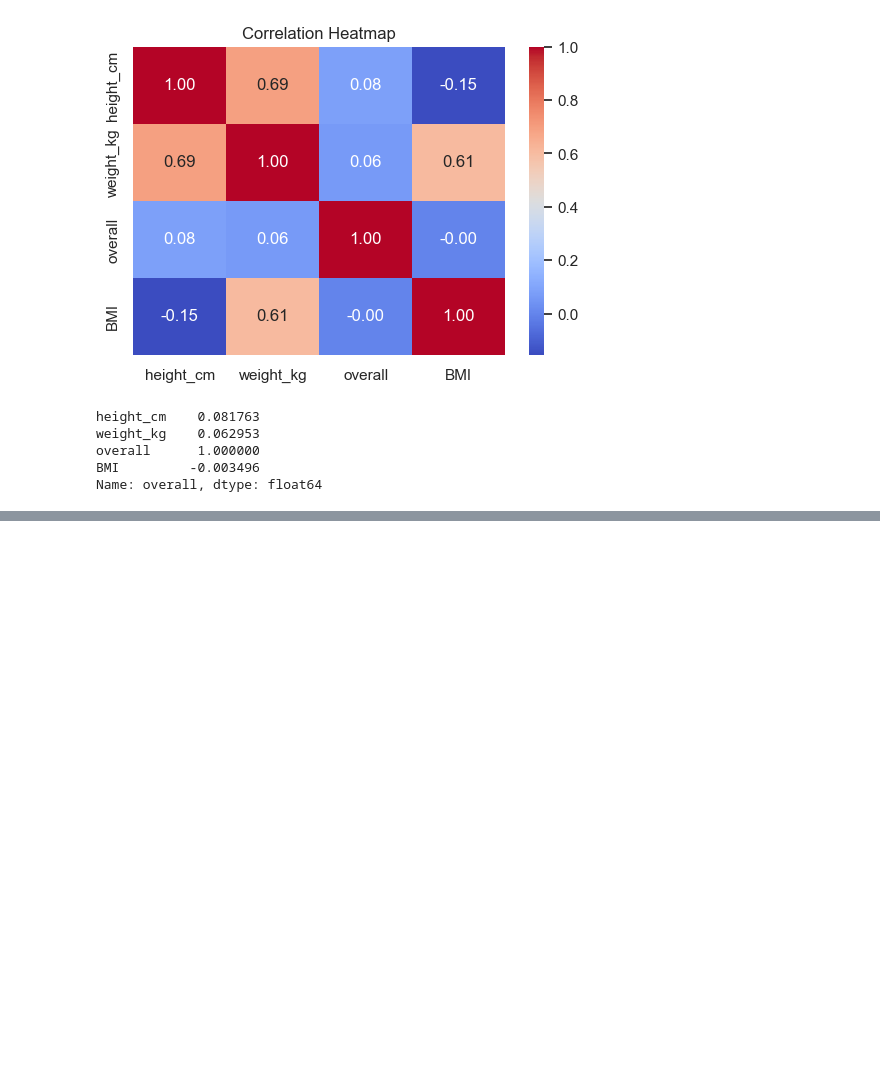
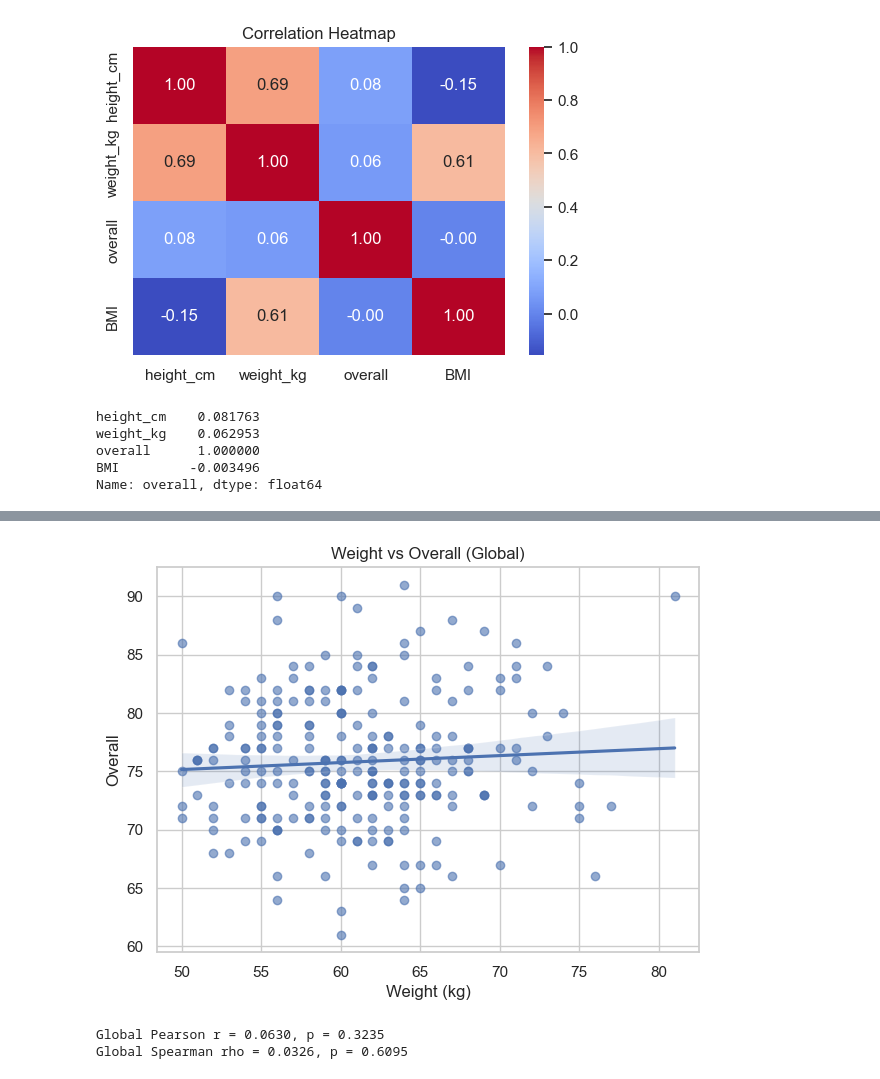
Before and after one commit to WayanRadit29/College_Data_Mining, a Jupyter notebook: fifa18-eda/eda.ipynb, the cells around one changed output, grey strips where cells are left out. Saved outputs shown, nothing was run; the diff lists cells and outputs as text; code cells hidden in the pictures; blank space fills up the shorter version.

```diff
--- a/fifa18-eda/eda.ipynb
+++ b/fifa18-eda/eda.ipynb
@@ -192,0 +273,20 @@ Name: overall, dtype: float64
+# %%
+from scipy.stats import pearsonr, spearmanr
+
+# Scatter + trend line (global)
+plt.figure(figsize=(7,5))
+sns.regplot(x='weight_kg', y='overall', data=df_filtered, scatter_kws={'alpha':0.6})
+plt.title("Weight vs Overall (Global)")
+plt.xlabel("Weight (kg)")
+plt.ylabel("Overall")
+plt.show()
+
+# Correlation (global)
+r, p = pearsonr(df_filtered['weight_kg'], df_filtered['overall'])
+rho, ps = spearmanr(df_filtered['weight_kg'], df_filtered['overall'])
+print(f"Global Pearson r = {r:.4f}, p = {p:.4f}")
+print(f"Global Spearman rho = {rho:.4f}, p = {ps:.4f}")
+# %% [output]
+[figure, added]
+Global Pearson r = 0.0630, p = 0.3235
+Global Spearman rho = 0.0326, p = 0.6095
```
Also changed, not shown: parts of 10 cells of this notebook.
